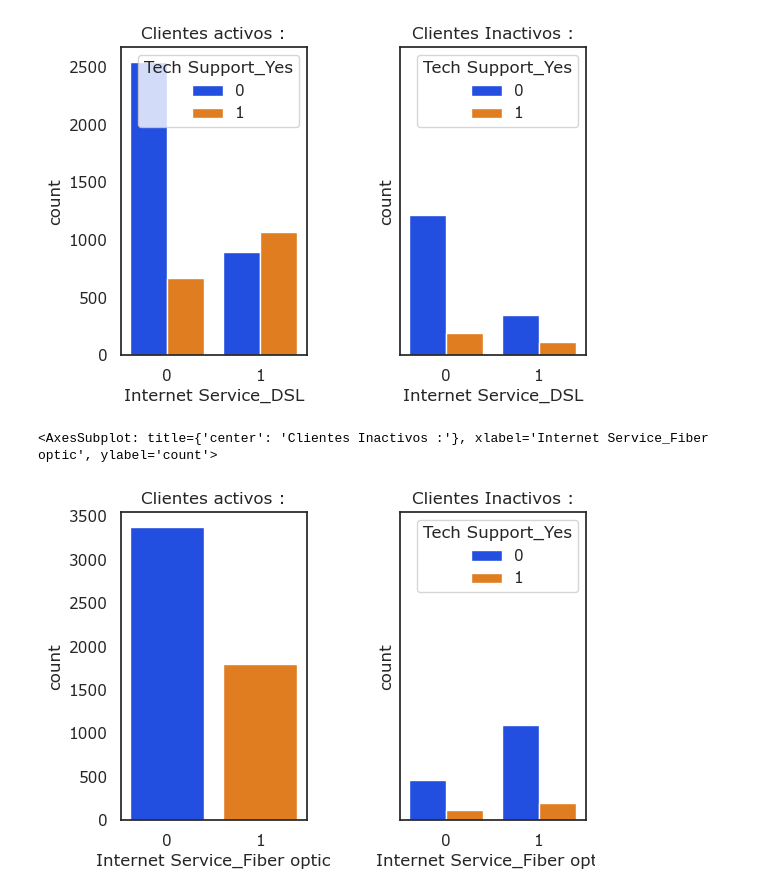
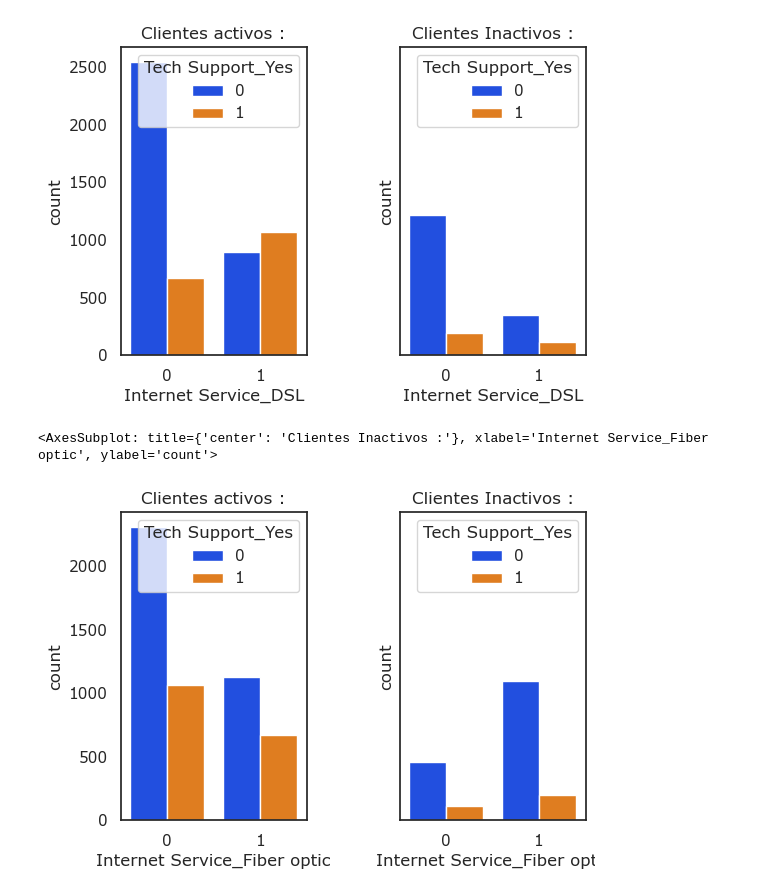
Before and after one commit to Brayam1998/dataScience_Churn, a Jupyter notebook: proyecto churn/Analisis_exploratorio/analisisL1.ipynb, the cells around one changed output. Drawn from its saved outputs; the diff is of its cells as text; code cells hidden in the pictures.

```diff
--- a/proyecto churn/Analisis_exploratorio/analisis_exploratorio.ipynb
+++ b/proyecto churn/Analisis_exploratorio/analisisL1.ipynb
@@ -11,4 +13,6 @@ from extenciones import Utils2 as ut
 Se hacen ajustes de Variables para dummies.
 # %%
 
-data = ut.load_from_csv( ut , "churn_exploratorio.csv")
+data = ut.load_from_csv( ut , "data_exploratoria.csv")
+dataEXP = data.copy(deep = True)
+dataexp = dataEXP.drop(columns = ["Unnamed: 0"])
@@ -35,2 +26,5 @@ dataexp
 # %%
-df_inactivo = pd.get_dummies(dataexp ,columns = ["Contract","Paperless Billing","Internet Service", "Streaming Movies"] , drop_first= False)
+dataexp = pd.get_dummies(dataexp ,columns = ["Contract" ,"Senior Citizen" , "Gender", "Partner", "Dependents",
+"Phone Service" , "Multiple Lines", "Online Security" , "Online Backup" , "Device Protection" , "Tech Support" ,
+"Streaming TV" ,"Paperless Billing","Internet Service", "Streaming Movies"] , drop_first= False)
+dataexp.head(2)
@@ -437,31 +329,19 @@ sns.countplot(
 [figure]
 # %%
 fig, (ax1, ax2) = plt.subplots(nrows=1, ncols=2, figsize=(6, 4),sharey=True,  gridspec_kw={'wspace': .5} )
-# Ajustar títulos y etiquetas de eje
-
 
 ax1.set_title("Clientes activos :" )
-
 sns.countplot(ax = ax1 , data = df_activo,
     x="Internet Service_Fiber optic",
-    #y = ,
-    # multiple= "dodge",
-    #hue = "Tech Support_Yes"
-    )
+    hue = "Tech Support_Yes")
 
 ax2.set_title("Clientes Inactivos :" )
-
-sns.countplot(
-    #multiple= "dodge",
-    ax = ax2 , data = df_inactivo,
-    #x="Internet Service_DSL",
+sns.countplot( ax = ax2 , data = df_inactivo,
     x="Internet Service_Fiber optic",
-    #y = ,
-    hue = "Tech Support_Yes"
-    )
+    hue = "Tech Support_Yes")
 # %% [output]
 <AxesSubplot: title={'center': 'Clientes Inactivos :'}, xlabel='Internet Service_Fiber optic', ylabel='count'>
-[figure, old version]
+[figure, new version]
 # %%
 plt.plot()
 sns.countplot(
```
Also changed, not shown: parts of 37 cells of this notebook, 3 other files.
